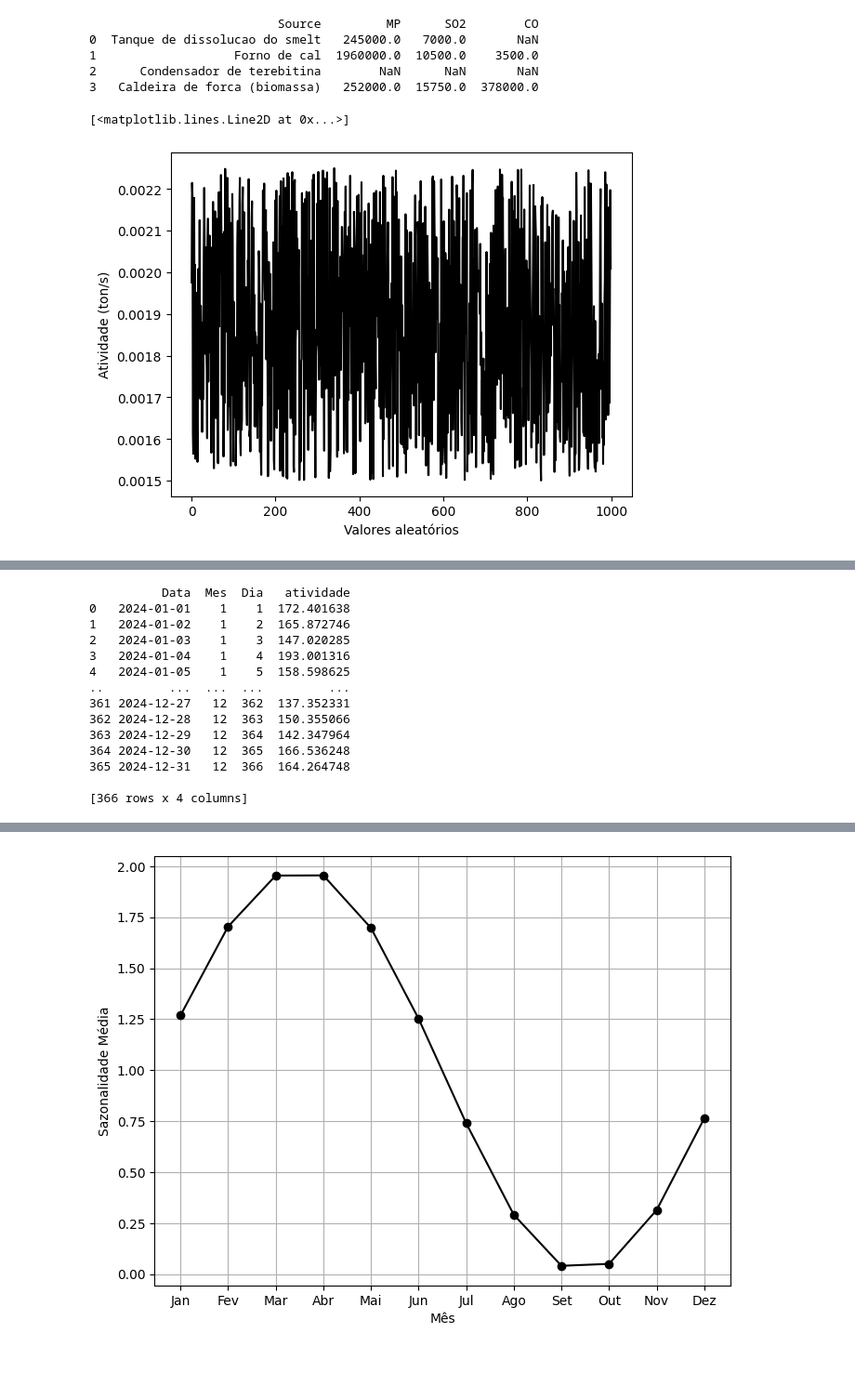
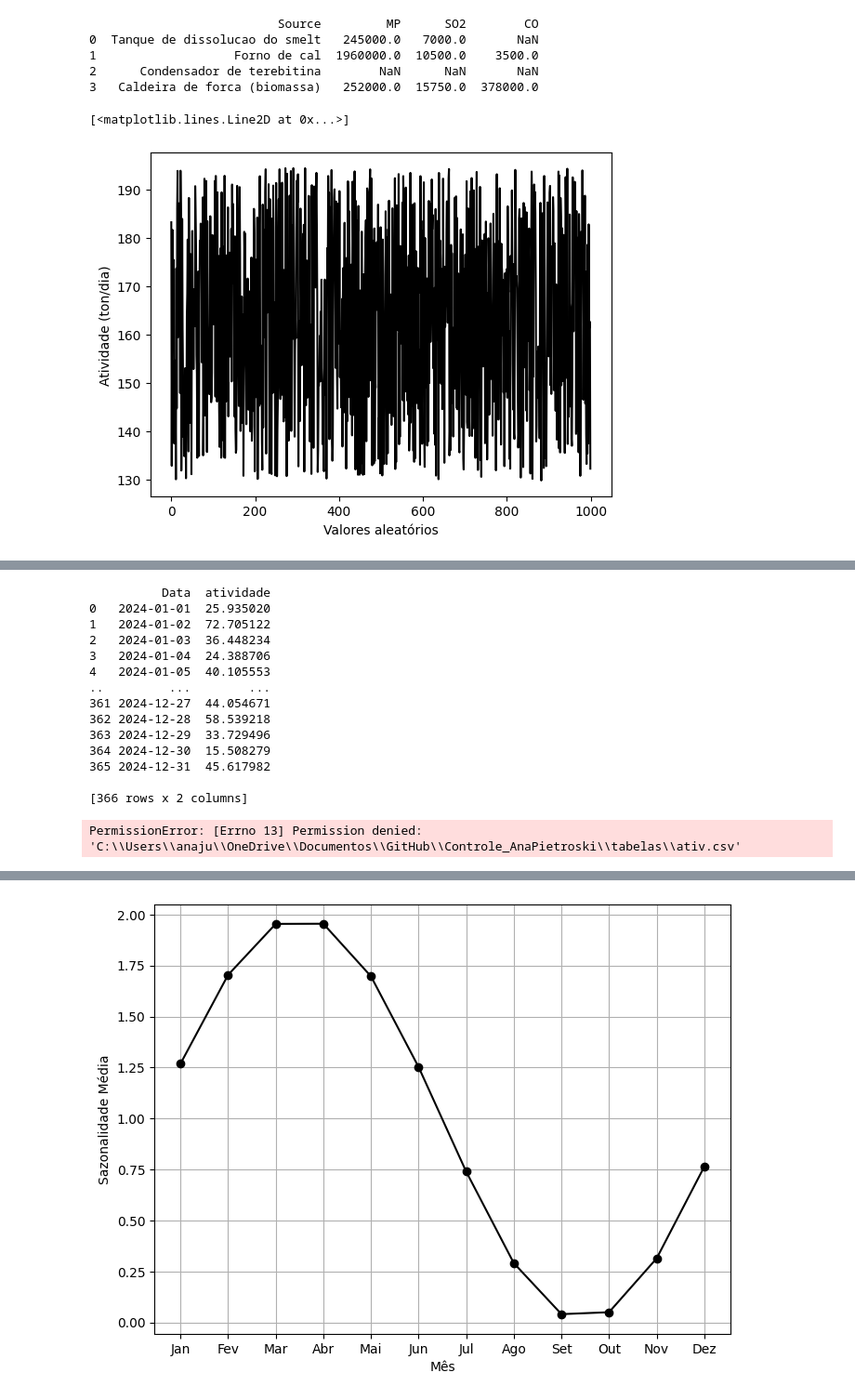
Before and after one commit to anapietroski/Controle_AnaPietroski, a Jupyter notebook: Atividade01.ipynb, the cells around one changed output, grey strips where cells are left out. Shown at 93% size. Drawn from its saved outputs; the diff is of its cells as text; code cells hidden in the pictures; blank space fills up the shorter version.

```diff
--- a/Atividade01.ipynb
+++ b/Atividade01.ipynb
@@ -84,21 +84,21 @@ print(df)
 # %%
 # Criando vetor de valores aleatórios. Será criado em ton/dia para melhor cálculo das etapas seguintes.
 import numpy as np
-atvMax = 0.00225 #atividade máxima de produção em ton/dia
-atvMin = 0.00150 #atividade mínima diária de produção em ton/dia
+atvMax = 0.00225*3600*24 #atividade máxima de produção em ton/s
+atvMin = 0.00150*3600*24 #atividade mínima diária de produção em ton/s
 n = 1000 #1000 valores aleatórios
 atv = (atvMax - atvMin)*np.random.rand(n) + atvMin
 
 #Criando uma figura com os valores aleatórios
 fig, ax = plt.subplots()
 
-plt.xlabel('Valores aleatórios')
-plt.ylabel('Atividade (ton/s)')
+plt.xlabel ('Valores aleatórios')
+plt.ylabel ('Atividade (ton/dia)')
 
 ax.plot(atv, color = 'black')
 # %% [output]
 [<matplotlib.lines.Line2D at 0x...>]
-[figure, old version]
+[figure, new version]
 # %%
 # Criar um vetor com as datas para o ano de 2024
 
@@ -171,39 +171,50 @@ print(df)
 
 [366 rows x 3 columns]
 # %%
-#Ajustar meus numeros aleatórios com base no comprimento do vetor de datas
+import pandas as pd
+import numpy as np
 
-# Criando dataframe com datas e valores de atividade aleatória
-import pandas as pd
+# Supondo que você tenha um DataFrame chamado df com datas
+# e queira calcular a atividade aleatória com base no número de linhas (datas)
+
+# Exemplo de criação do DataFrame df com datas
+datas = pd.date_range(start='2024-01-01', end='2024-12-31')
+df = pd.DataFrame({'Data': datas})
+
+# Definindo os valores mínimo e máximo de atividade
+atvMin = 10
+atvMax = 100
+
 #Extraindo o número de linhas/datas
 n = df.shape[0]
 
 # Criando atividade aleatória
-atv = (atvMax - atvMin)*np.random.rand(n) + atvMin
-df['atividade'] = atv*(60*60*24) #para que a atividade fique em ton/dia
+atv = (atvMax - atvMin) * np.random.rand(n) + atvMin
+df['atividade'] = atv  # para que a atividade fique em ton/dia
 
 print(df)
 df.to_csv(r"C:\Users\anaju\OneDrive\Documentos\GitHub\Controle_AnaPietroski\tabelas\ativ.csv")
-
+print(df['atividade'].sum())
 
 # Criando uma figura com os valores aleatórios
 #fig, ax= plt.subplots()
 #ax.plot(datas, atv)
 # %% [output]
-          Data  Mes  Dia   atividade
-0   2024-01-01    1    1  172.401638
-1   2024-01-02    1    2  165.872746
-2   2024-01-03    1    3  147.020285
-3   2024-01-04    1    4  193.001316
-4   2024-01-05    1    5  158.598625
-..         ...  ...  ...         ...
-361 2024-12-27   12  362  137.352331
-362 2024-12-28   12  363  150.355066
-363 2024-12-29   12  364  142.347964
-364 2024-12-30   12  365  166.536248
-365 2024-12-31   12  366  164.264748
+          Data  atividade
+0   2024-01-01  25.935020
+1   2024-01-02  72.705122
+2   2024-01-03  36.448234
+3   2024-01-04  24.388706
+4   2024-01-05  40.105553
+..         ...        ...
+361 2024-12-27  44.054671
+362 2024-12-28  58.539218
+363 2024-12-29  33.729496
+364 2024-12-30  15.508279
+365 2024-12-31  45.617982
 
-[366 rows x 4 columns]
+[366 rows x 2 columns]
+PermissionError: [Errno 13] Permission denied: 'C:\\Users\\anaju\\OneDrive\\Documentos\\GitHub\\Controle_AnaPietroski\\tabelas\\ativ.csv'
 # %%
 meses = np.arange(1, 13)
 
```
Also changed, not shown: parts of 7 cells of this notebook.
